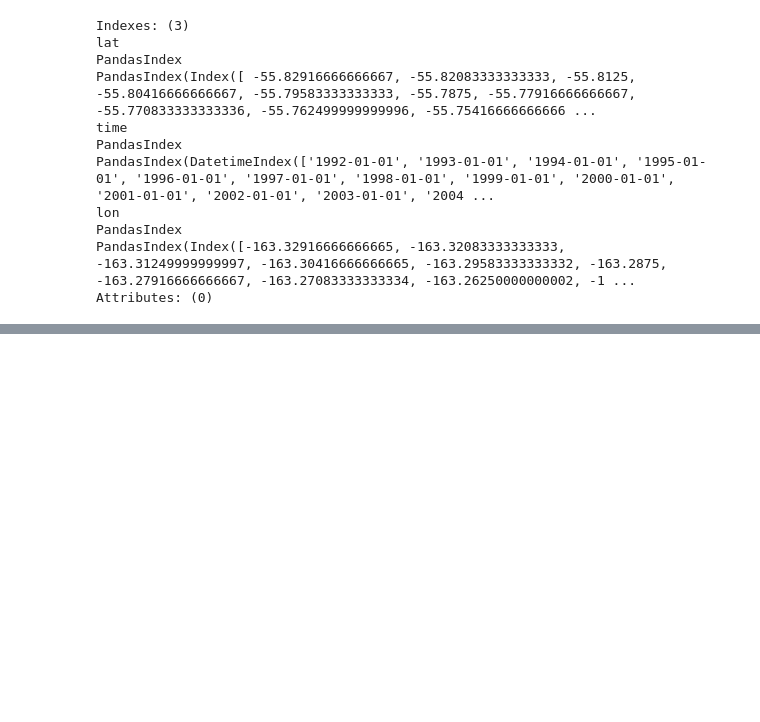
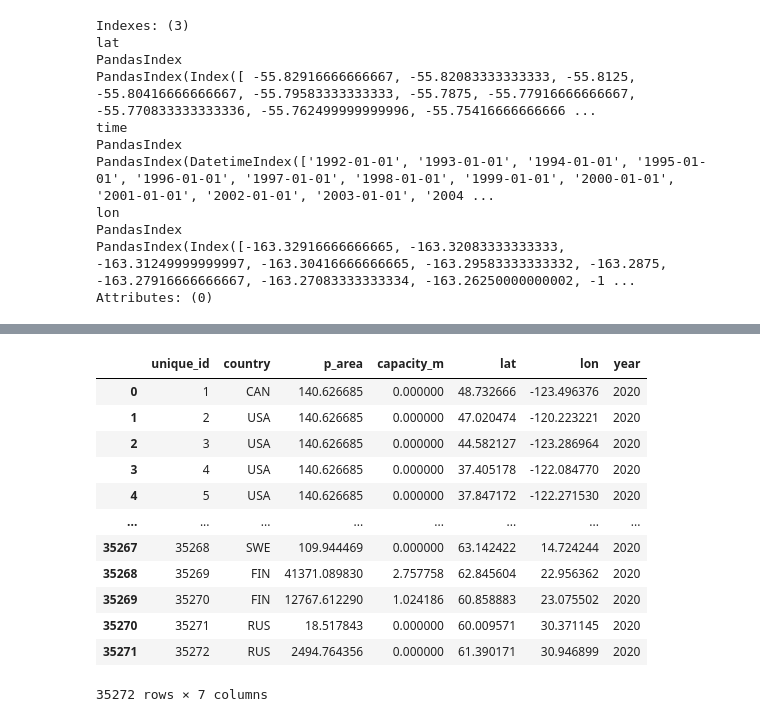
Before and after one commit to px39n/Landuse_Zhong, a Jupyter notebook: Train.ipynb, the cells around one changed output, grey strips where cells are left out. Drawn from its saved outputs; the diff is of its cells as text; code cells hidden in the pictures; blank space fills up the shorter version.

```diff
--- a/Train.ipynb
+++ b/Train.ipynb
@@ -145,0 +180,29 @@ pv_df = load_pv_sites(pv_2018, pv_2020)
+# %%
+df2018 = pd.read_csv(pv_2018)
+# Rename 'area' column to 'p_area'
+if 'area' in df2018.columns:
+    df2018 = df2018.rename(columns={'area': 'p_area'})
+# Drop the 'pvout' column if it exists
+if 'pvout' in df2018.columns:
+    df2018 = df2018.drop(columns=['pvout'])
+# Rename 'power' column to 'capacity_m' in df2020
+if 'power' in df2020.columns:
+    df2020 = df2020.rename(columns={'power': 'capacity_m'})
+# Save the modified dataframe to file
+df2018.to_csv(pv_2018.replace('.csv', '_for_aligning.csv'), index=False)
+df2020.to_csv(pv_2020.replace('.csv', '_for_aligning.csv'), index=False)
+df2020
+# %% [output]
+|  | unique_id | country | p_area | capacity_m | lat | lon | year |
+| 0 | 1 | CAN | 140.626685 | 0.000000 | 48.732666 | -123.496376 | 2020 |
+| 1 | 2 | USA | 140.626685 | 0.000000 | 47.020474 | -120.223221 | 2020 |
+| 2 | 3 | USA | 140.626685 | 0.000000 | 44.582127 | -123.286964 | 2020 |
+| 3 | 4 | USA | 140.626685 | 0.000000 | 37.405178 | -122.084770 | 2020 |
+| 4 | 5 | USA | 140.626685 | 0.000000 | 37.847172 | -122.271530 | 2020 |
+| ... | ... | ... | ... | ... | ... | ... | ... |
+| 35267 | 35268 | SWE | 109.944469 | 0.000000 | 63.142422 | 14.724244 | 2020 |
+| 35268 | 35269 | FIN | 41371.089830 | 2.757758 | 62.845604 | 22.956362 | 2020 |
+| 35269 | 35270 | FIN | 12767.612290 | 1.024186 | 60.858883 | 23.075502 | 2020 |
+| 35270 | 35271 | RUS | 18.517843 | 0.000000 | 60.009571 | 30.371145 | 2020 |
+| 35271 | 35272 | RUS | 2494.764356 | 0.000000 | 61.390171 | 30.946899 | 2020 |
+35272 rows × 7 columns
```
Also changed, not shown: parts of 2 cells of this notebook, 3 other files.
